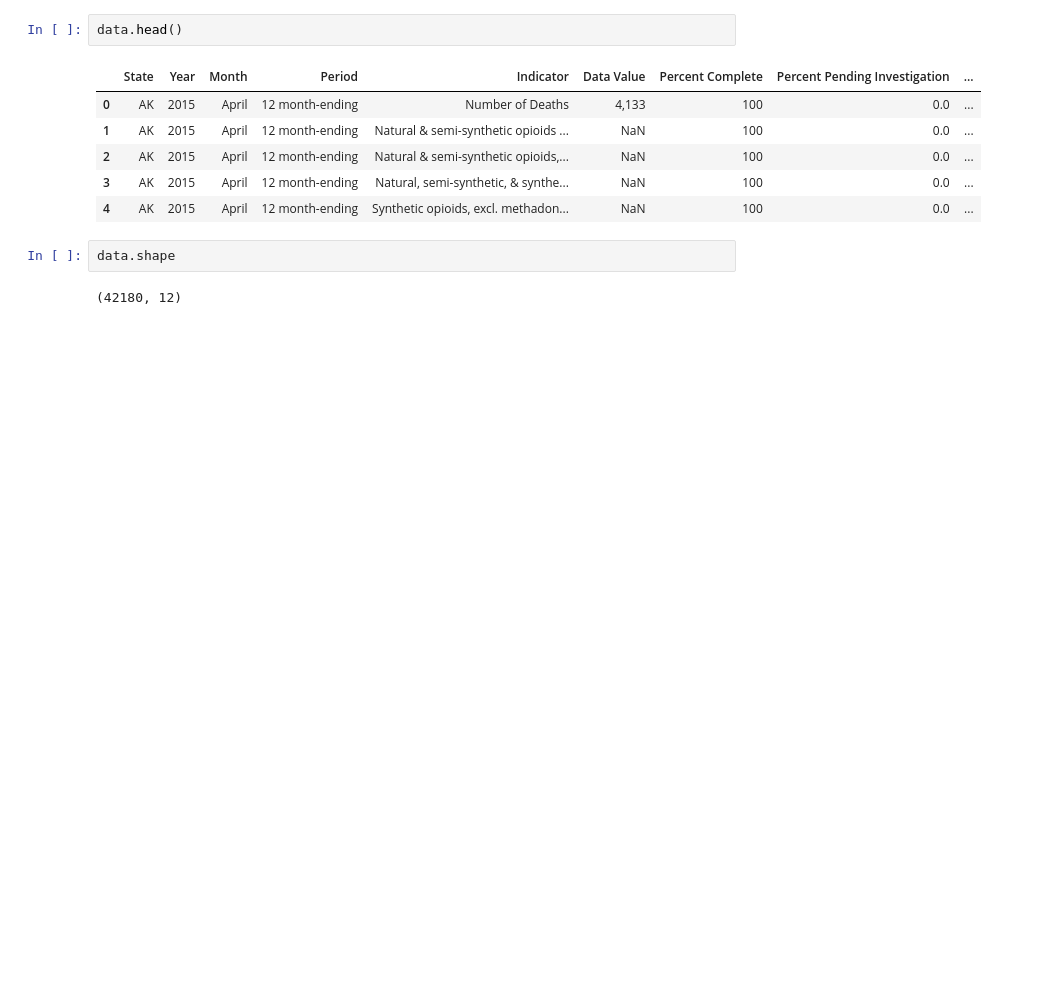
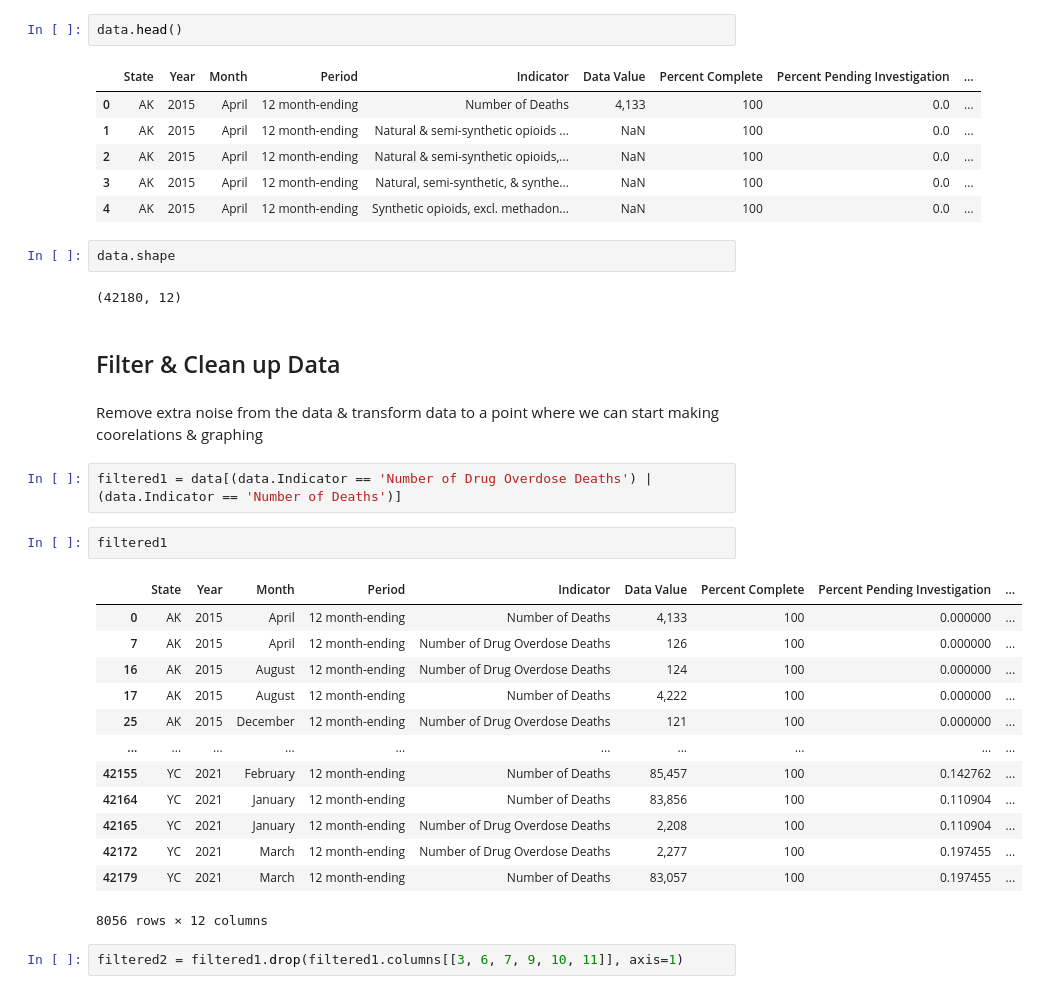
Before and after one commit to croethel/DataEngineering.Labs.AirflowProject, a Jupyter notebook: VSRR_notebook.ipynb, the cells around one changed output. Saved outputs shown, nothing was run; the diff lists cells and outputs as text; blank space fills up the shorter version.

Commit message:
started to clean data

```diff
--- a/VSRR_notebook.ipynb
+++ b/VSRR_notebook.ipynb
@@ -19,3 +23,27 @@ data.head()
 data.shape
 # %% [output]
 (42180, 12)
+# %% [markdown]
+## Filter & Clean up Data
+# %% [markdown]
+Remove extra noise from the data & transform data to a point where we can start making coorelations & graphing
+# %%
+filtered1 = data[(data.Indicator == 'Number of Drug Overdose Deaths') | (data.Indicator == 'Number of Deaths')]
+# %%
+filtered1
+# %% [output]
+|  | State | Year | Month | Period | Indicator | Data Value | Percent Complete | Percent Pending Investigation | ... |
+| 0 | AK | 2015 | April | 12 month-ending | Number of Deaths | 4,133 | 100 | 0.000000 | ... |
+| 7 | AK | 2015 | April | 12 month-ending | Number of Drug Overdose Deaths | 126 | 100 | 0.000000 | ... |
+| 16 | AK | 2015 | August | 12 month-ending | Number of Drug Overdose Deaths | 124 | 100 | 0.000000 | ... |
+| 17 | AK | 2015 | August | 12 month-ending | Number of Deaths | 4,222 | 100 | 0.000000 | ... |
+| 25 | AK | 2015 | December | 12 month-ending | Number of Drug Overdose Deaths | 121 | 100 | 0.000000 | ... |
+| ... | ... | ... | ... | ... | ... | ... | ... | ... | ... |
+| 42155 | YC | 2021 | February | 12 month-ending | Number of Deaths | 85,457 | 100 | 0.142762 | ... |
+| 42164 | YC | 2021 | January | 12 month-ending | Number of Deaths | 83,856 | 100 | 0.110904 | ... |
+| 42165 | YC | 2021 | January | 12 month-ending | Number of Drug Overdose Deaths | 2,208 | 100 | 0.110904 | ... |
+| 42172 | YC | 2021 | March | 12 month-ending | Number of Drug Overdose Deaths | 2,277 | 100 | 0.197455 | ... |
+| 42179 | YC | 2021 | March | 12 month-ending | Number of Deaths | 83,057 | 100 | 0.197455 | ... |
+8056 rows × 12 columns
+# %%
+filtered2 = filtered1.drop(filtered1.columns[[3, 6, 7, 9, 10, 11]], axis=1)
```
Also changed, not shown: parts of 13 cells of this notebook.
